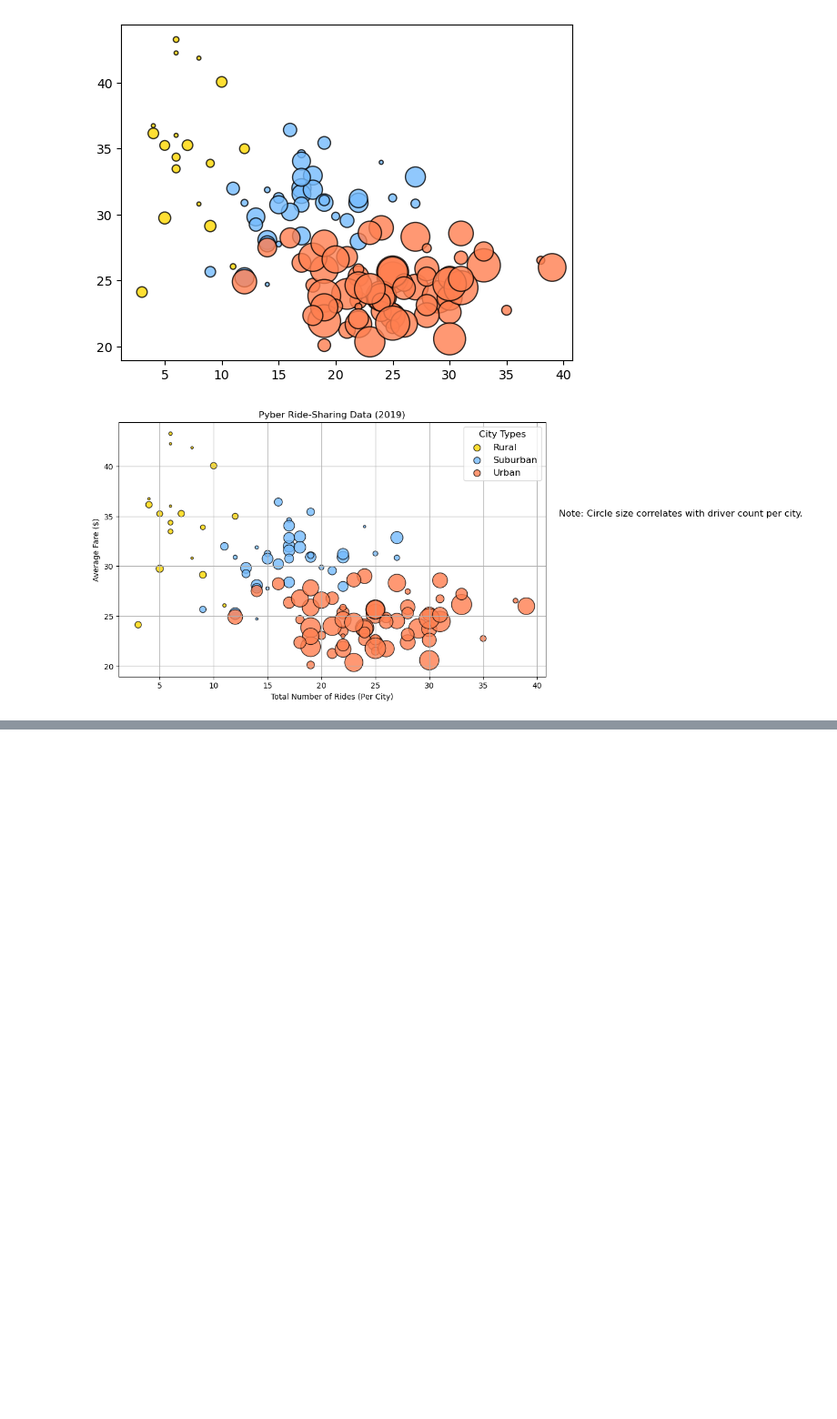
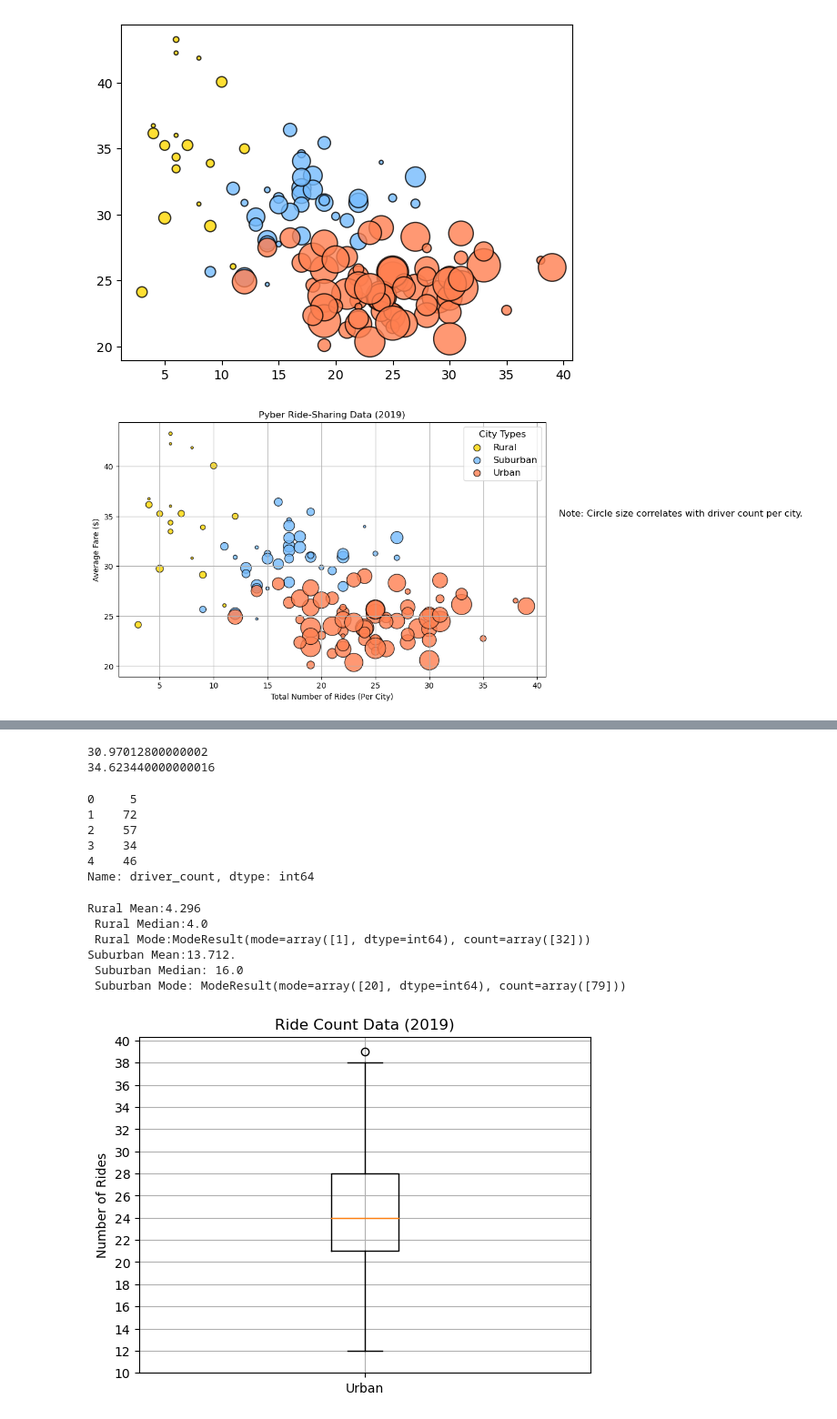
Before and after one commit to JGarza4903/PyBer_Analysis, a Jupyter notebook: PyBer.ipynb, the cells around one changed output, grey strips where cells are left out. Shown: that part at 91% size. Cells and saved outputs as stored; diff of their text form; code cells hidden in the pictures; blank space fills up the shorter version.

Commit message:
Uploading rider count per city

```diff
--- a/PyBer.ipynb
+++ b/PyBer.ipynb
@@ -399,0 +515,70 @@ plt.savefig('Analysis/Fig1.png')
+# %%
+suburban_fares=suburban_cities_df['fare']
+mean_suburban_fares= np.mean(suburban_fares)
+print(mean_suburban_fares)
+
+rural_fares = rural_cities_df['fare']
+mean_rural_fare= np.mean(rural_fares)
+print(mean_rural_fare)
+# %% [output]
+30.97012800000002
+34.623440000000016
+# %%
+# Get the driver count data from the urban cities.
+urban_driver_count = urban_cities_df['driver_count']
+urban_driver_count.head()
+# %% [output]
+0     5
+1    72
+2    57
+3    34
+4    46
+Name: driver_count, dtype: int64
+# %%
+suburban_driver_count=suburban_cities_df['driver_count']
+
+rural_driver_count=rural_cities_df['driver_count']
+
+mode_suburban_driver_count= sts.mode(suburban_driver_count)
+median_suburban_driver_count= np.median(suburban_driver_count)
+mean_suburban_driver_count=np.mean(suburban_driver_count)
+
+median_rural_driver_count=np.median(rural_driver_count)
+mean_rural_driver_count=np.mean(rural_driver_count)
+mode_rural_driver_count=sts.mode(rural_driver_count)
+
+print(f'Rural Mean:{mean_rural_driver_count}\n',
+      f'Rural Median:{median_rural_driver_count}\n',
+      f'Rural Mode:{mode_rural_driver_count}')
+
+print(f'Suburban Mean:{mean_suburban_driver_count}.\n',
+     f'Suburban Median: {median_suburban_driver_count}\n',
+     f'Suburban Mode: {mode_suburban_driver_count}')
+# %% [output]
+Rural Mean:4.296
+ Rural Median:4.0
+ Rural Mode:ModeResult(mode=array([1], dtype=int64), count=array([32]))
+Suburban Mean:13.712.
+ Suburban Median: 16.0
+ Suburban Mode: ModeResult(mode=array([20], dtype=int64), count=array([79]))
+# %%
+#Create a box and whisker plot using te urban cities ride count
+x_labels=['Urban']
+
+fig, ax = plt.subplots()
+ax.boxplot(urban_ride_count, labels=x_labels)
+
+#Add the title, y-axis label
+ax.set_title('Ride Count Data (2019)')
+ax.set_ylabel('Number of Rides')
+
+#Set y-axis ticks
+ax.set_yticks(np.arange(10,41,step=2.0))
+
+#Add grid
+ax.grid()
+
+#Show plot
+plt.show()
+# %% [output]
+[figure, added]
```
Also changed, not shown: parts of 21 cells of this notebook, 3 other files.
